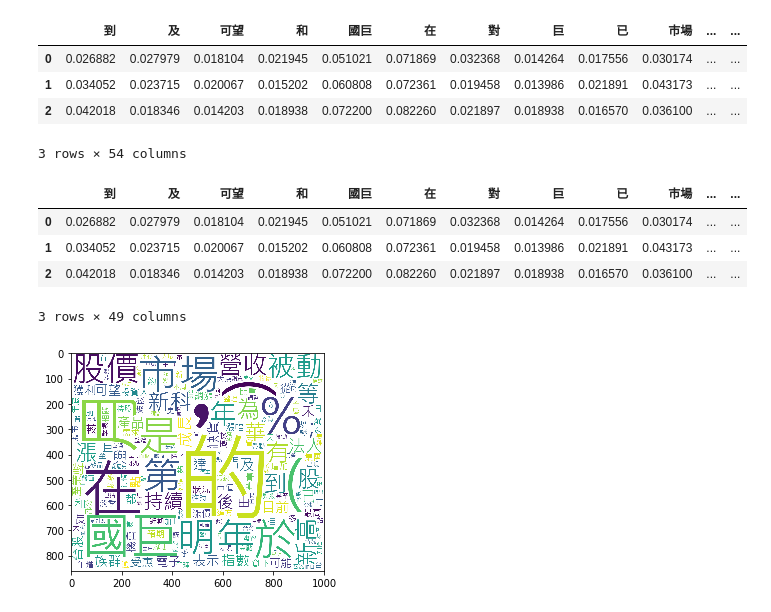
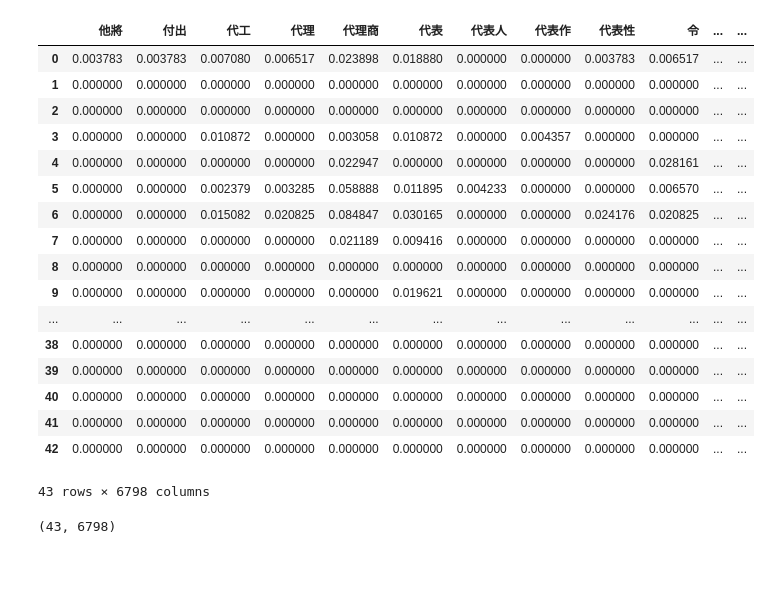
Before and after one commit to Hank421Chen/Python-, a Jupyter notebook: week_5/week_5.ipynb, the cells around one changed output. Drawn from its saved outputs; the diff is of its cells as text; code cells hidden in the pictures; blank space fills up the shorter version.

```diff
--- a/week_5/week_5.ipynb
+++ b/week_5/week_5.ipynb
@@ -73,5 +87,5 @@ To retain the current behavior and silence the warning, pass 'sort=True'.
 # %%
 #去除標點符號(觀察表格中標點符號位置)
-df_drop = df.drop(df.columns.tolist()[0:2294]+df.columns.tolist()[10392:10405],axis=1)
+df_drop = df.drop(df.columns.tolist()[0:1602]+df.columns.tolist()[8400:10405],axis=1)
 df_drop
 # %% [output]
@@ -83,45 +110,55 @@ df_drop
 # %%
 #對標點符號以外詞組做TF-IDF
 from sklearn import feature_extraction
 from sklearn.feature_extraction.text import TfidfTransformer
 transformer = TfidfTransformer()
 tfidf = transformer.fit_transform(df_drop.values)
 df_tfidf = pd.DataFrame(tfidf.toarray(), columns = df_drop.columns.tolist())
+df = df_tfidf
+df
 #把TF-IDF後的詞組中頻率過低的詞組刪除
-df1 = df_tfidf[df_tfidf>0.01].dropna(axis=1)
-df1
+#df1 = df_tfidf[df_tfidf>0.001].dropna(axis=1)
+#df1
 # %% [output]
-|  | 到 | 及 | 可望 | 和 | 國巨 | 在 | 對 | 巨 | 已 | 市場 | ... | ... |
-| 0 | 0.026882 | 0.027979 | 0.018104 | 0.021945 | 0.051021 | 0.071869 | 0.032368 | 0.014264 | 0.017556 | 0.030174 | ... | ... |
-| 1 | 0.034052 | 0.023715 | 0.020067 | 0.015202 | 0.060808 | 0.072361 | 0.019458 | 0.013986 | 0.021891 | 0.043173 | ... | ... |
-| 2 | 0.042018 | 0.018346 | 0.014203 | 0.018938 | 0.072200 | 0.082260 | 0.021897 | 0.018938 | 0.016570 | 0.036100 | ... | ... |
+|  | 他將 | 付出 | 代工 | 代理 | 代理商 | 代表 | 代表人 | 代表作 | 代表性 | 令 | ... | ... |
+| 0 | 0.003783 | 0.003783 | 0.007080 | 0.006517 | 0.023898 | 0.018880 | 0.000000 | 0.000000 | 0.003783 | 0.006517 | ... | ... |
+| 1 | 0.000000 | 0.000000 | 0.000000 | 0.000000 | 0.000000 | 0.000000 | 0.000000 | 0.000000 | 0.000000 | 0.000000 | ... | ... |
+| 2 | 0.000000 | 0.000000 | 0.000000 | 0.000000 | 0.000000 | 0.000000 | 0.000000 | 0.000000 | 0.000000 | 0.000000 | ... | ... |
+| 3 | 0.000000 | 0.000000 | 0.010872 | 0.000000 | 0.003058 | 0.010872 | 0.000000 | 0.004357 | 0.000000 | 0.000000 | ... | ... |
+| 4 | 0.000000 | 0.000000 | 0.000000 | 0.000000 | 0.022947 | 0.000000 | 0.000000 | 0.000000 | 0.000000 | 0.028161 | ... | ... |
+| 5 | 0.000000 | 0.000000 | 0.002379 | 0.003285 | 0.058888 | 0.011895 | 0.004233 | 0.000000 | 0.000000 | 0.006570 | ... | ... |
+| 6 | 0.000000 | 0.000000 | 0.015082 | 0.020825 | 0.084847 | 0.030165 | 0.000000 | 0.000000 | 0.024176 | 0.020825 | ... | ... |
+| 7 | 0.000000 | 0.000000 | 0.000000 | 0.000000 | 0.021189 | 0.009416 | 0.000000 | 0.000000 | 0.000000 | 0.000000 | ... | ... |
+| 8 | 0.000000 | 0.000000 | 0.000000 | 0.000000 | 0.000000 | 0.000000 | 0.000000 | 0.000000 | 0.000000 | 0.000000 | ... | ... |
+| 9 | 0.000000 | 0.000000 | 0.000000 | 0.000000 | 0.000000 | 0.019621 | 0.000000 | 0.000000 | 0.000000 | 0.000000 | ... | ... |
+| ... | ... | ... | ... | ... | ... | ... | ... | ... | ... | ... | ... | ... |
+| 38 | 0.000000 | 0.000000 | 0.000000 | 0.000000 | 0.000000 | 0.000000 | 0.000000 | 0.000000 | 0.000000 | 0.000000 | ... | ... |
+| 39 | 0.000000 | 0.000000 | 0.000000 | 0.000000 | 0.000000 | 0.000000 | 0.000000 | 0.000000 | 0.000000 | 0.000000 | ... | ... |
+| 40 | 0.000000 | 0.000000 | 0.000000 | 0.000000 | 0.000000 | 0.000000 | 0.000000 | 0.000000 | 0.000000 | 0.000000 | ... | ... |
+| 41 | 0.000000 | 0.000000 | 0.000000 | 0.000000 | 0.000000 | 0.000000 | 0.000000 | 0.000000 | 0.000000 | 0.000000 | ... | ... |
+| 42 | 0.000000 | 0.000000 | 0.000000 | 0.000000 | 0.000000 | 0.000000 | 0.000000 | 0.000000 | 0.000000 | 0.000000 | ... | ... |
-3 rows × 54 columns
+43 rows × 6798 columns
 # %%
-df1 = df1.drop(df1.columns.tolist()[49:],axis=1)
-df1
+#df1 = df1.drop(df1.columns.tolist()[49:],axis=1)
+#df1
-# %% [output]
-|  | 到 | 及 | 可望 | 和 | 國巨 | 在 | 對 | 巨 | 已 | 市場 | ... | ... |
-| 0 | 0.026882 | 0.027979 | 0.018104 | 0.021945 | 0.051021 | 0.071869 | 0.032368 | 0.014264 | 0.017556 | 0.030174 | ... | ... |
-| 1 | 0.034052 | 0.023715 | 0.020067 | 0.015202 | 0.060808 | 0.072361 | 0.019458 | 0.013986 | 0.021891 | 0.043173 | ... | ... |
-| 2 | 0.042018 | 0.018346 | 0.014203 | 0.018938 | 0.072200 | 0.082260 | 0.021897 | 0.018938 | 0.016570 | 0.036100 | ... | ... |
-3 rows × 49 columns
 # %%
 #df1.to_csv("Matrix.csv", encoding = 'big5')
 # %%
 #再觀察一次文字雲並手動刪除不適合的資訊
-from wordcloud import WordCloud
-import matplotlib.pyplot as plt
-tfidf_dict = df_tfidf.to_dict(orient='records')
-wordcloud = WordCloud(font_path = 'msjh.ttc', background_color="white",width=1000, height=860, margin=2)
-wordcloud.fit_words(tfidf_dict[1])
-plt.imshow(wordcloud)
-plt.show()
+#from wordcloud import WordCloud
+#import matplotlib.pyplot as plt
+#tfidf_dict = df_tfidf.to_dict(orient='records')
+#wordcloud = WordCloud(font_path = 'msjh.ttc', background_color="white",width=1000, height=860, margin=2)
+#wordcloud.fit_words(tfidf_dict[1])
+#plt.imshow(wordcloud)
+#plt.show()
-# %% [output]
-[figure, removed]
 # %%
-X = df1.values
+X = df.values
 from sklearn.preprocessing import StandardScaler
 X_std = StandardScaler().fit_transform(X)
+X_std.shape
+# %% [output]
+(43, 6798)
 # %%
 #from sklearn.decomposition import PCA as sklearnPCA
 #sklearn_pca = sklearnPCA(n_components = 2)
```
Also changed, not shown: parts of 7 cells of this notebook.
